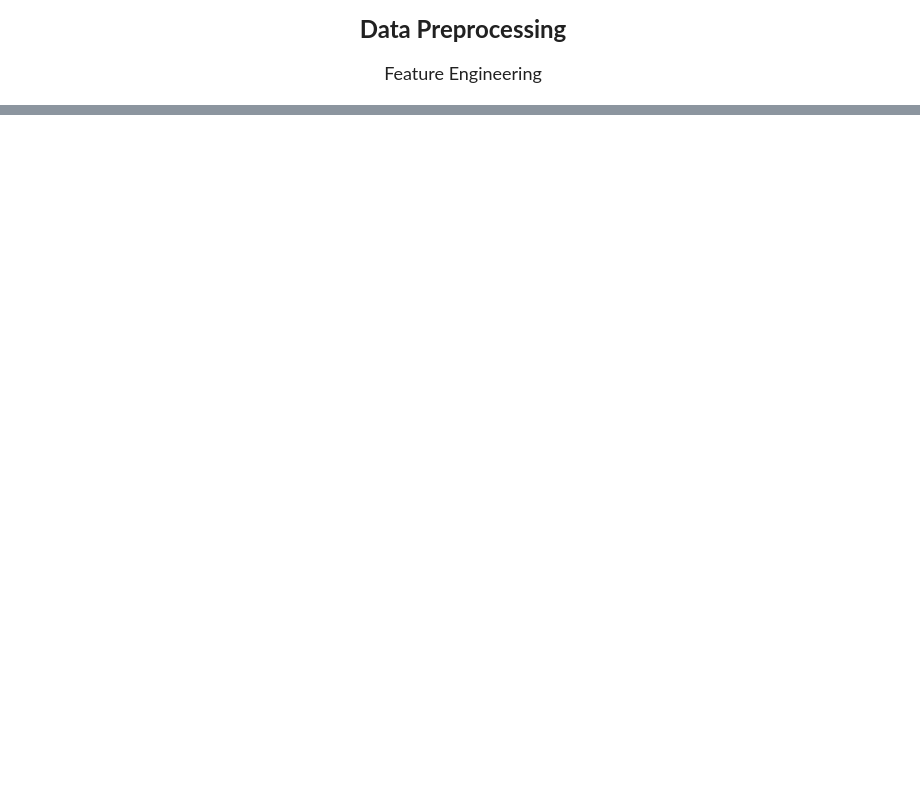
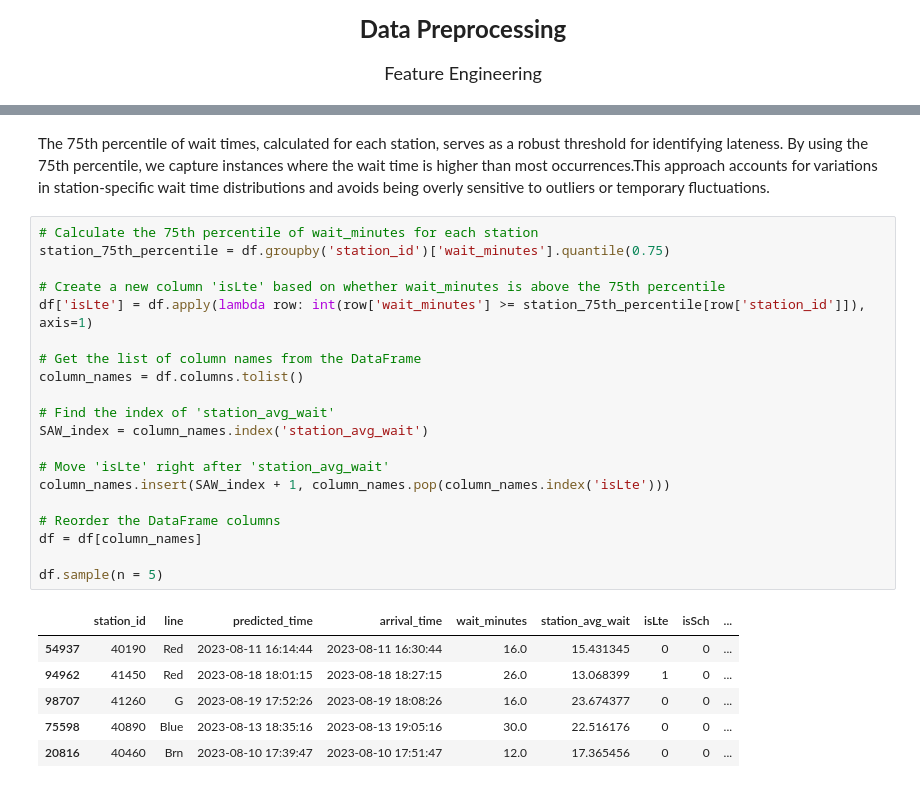
Before and after one commit to simonhui1/CTA-TimeGuard, a Jupyter notebook: index_organized.ipynb, the cells around one changed output, grey strips where cells are left out. Saved outputs shown, nothing was run; the diff lists cells and outputs as text; blank space fills up the shorter version.

```diff
--- a/index_organized.ipynb
+++ b/index_organized.ipynb
@@ -209,0 +339,29 @@ plt.show()
+# %% [markdown]
+The 75th percentile of wait times, calculated for each station, serves as a robust threshold for identifying lateness. By using the 75th percentile, we capture instances where the wait time is higher than most occurrences.This approach accounts for variations in station-specific wait time distributions and avoids being overly sensitive to outliers or temporary fluctuations.
+# %%
+# Calculate the 75th percentile of wait_minutes for each station
+station_75th_percentile = df.groupby('station_id')['wait_minutes'].quantile(0.75)
+
+# Create a new column 'isLte' based on whether wait_minutes is above the 75th percentile
+df['isLte'] = df.apply(lambda row: int(row['wait_minutes'] >= station_75th_percentile[row['station_id']]), axis=1)
+
+# Get the list of column names from the DataFrame
+column_names = df.columns.tolist()
+
+# Find the index of 'station_avg_wait'
+SAW_index = column_names.index('station_avg_wait')
+
+# Move 'isLte' right after 'station_avg_wait'
+column_names.insert(SAW_index + 1, column_names.pop(column_names.index('isLte')))
+
+# Reorder the DataFrame columns
+df = df[column_names]
+
+df.sample(n = 5)
+# %% [output]
+|  | station_id | line | predicted_time | arrival_time | wait_minutes | station_avg_wait | isLte | isSch | ... |
+| 54937 | 40190 | Red | 2023-08-11 16:14:44 | 2023-08-11 16:30:44 | 16.0 | 15.431345 | 0 | 0 | ... |
+| 94962 | 41450 | Red | 2023-08-18 18:01:15 | 2023-08-18 18:27:15 | 26.0 | 13.068399 | 1 | 0 | ... |
+| 98707 | 41260 | G | 2023-08-19 17:52:26 | 2023-08-19 18:08:26 | 16.0 | 23.674377 | 0 | 0 | ... |
+| 75598 | 40890 | Blue | 2023-08-13 18:35:16 | 2023-08-13 19:05:16 | 30.0 | 22.516176 | 0 | 0 | ... |
+| 20816 | 40460 | Brn | 2023-08-10 17:39:47 | 2023-08-10 17:51:47 | 12.0 | 17.365456 | 0 | 0 | ... |
```
Also changed, not shown: parts of 15 cells of this notebook.
